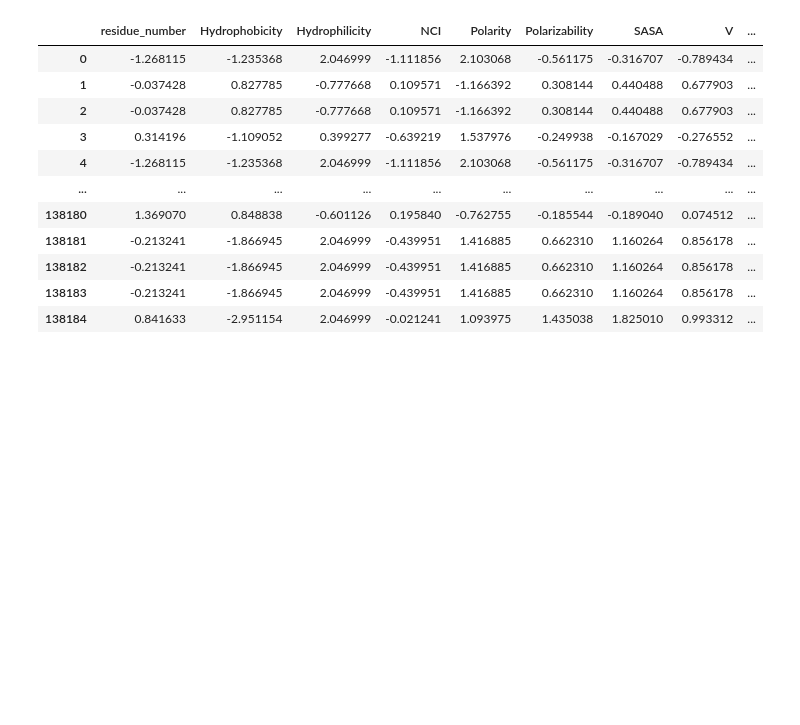
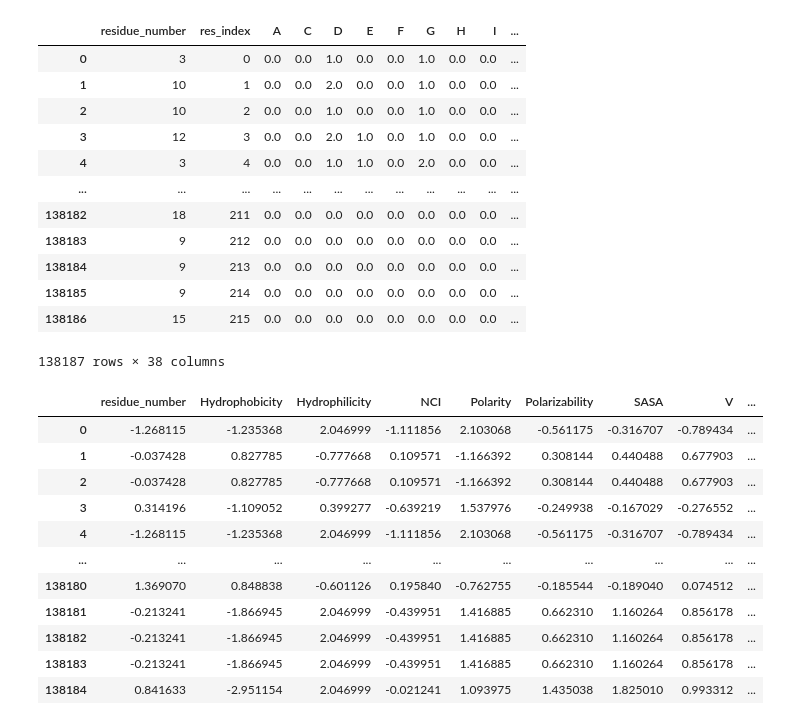
Before and after one commit to Dparanou/transmembrane-protein-prediction, a Jupyter notebook: proteins_classifier.ipynb, the cells around one changed output. Saved outputs shown, nothing was run; the diff lists cells and outputs as text; code cells hidden in the pictures; blank space fills up the shorter version.

```diff
--- a/proteins_classifier.ipynb
+++ b/proteins_classifier.ipynb
@@ -12,4 +12,5 @@ from xgboost import XGBClassifier
 import warnings
 warnings.filterwarnings('ignore')
 # %%
-df = pd.read_csv('proteins_dataframe.csv', index_col=0)
+df = pd.read_csv('final_proteins_dataframe.csv', index_col=0)
+df
@@ -19,3 +31,22 @@ y = df['tm_segment']
+# %%
+X = df.iloc[:, 4:43]
+X = X.drop(['pdb_res_index'], axis=1)
+y = df['tm_segment']
+X
+# %% [output]
+|  | residue_number | res_index | A | C | D | E | F | G | H | I | ... |
+| 0 | 3 | 0 | 0.0 | 0.0 | 1.0 | 0.0 | 0.0 | 1.0 | 0.0 | 0.0 | ... |
+| 1 | 10 | 1 | 0.0 | 0.0 | 2.0 | 0.0 | 0.0 | 1.0 | 0.0 | 0.0 | ... |
+| 2 | 10 | 2 | 0.0 | 0.0 | 1.0 | 0.0 | 0.0 | 1.0 | 0.0 | 0.0 | ... |
+| 3 | 12 | 3 | 0.0 | 0.0 | 2.0 | 1.0 | 0.0 | 1.0 | 0.0 | 0.0 | ... |
+| 4 | 3 | 4 | 0.0 | 0.0 | 1.0 | 1.0 | 0.0 | 2.0 | 0.0 | 0.0 | ... |
+| ... | ... | ... | ... | ... | ... | ... | ... | ... | ... | ... | ... |
+| 138182 | 18 | 211 | 0.0 | 0.0 | 0.0 | 0.0 | 0.0 | 0.0 | 0.0 | 0.0 | ... |
+| 138183 | 9 | 212 | 0.0 | 0.0 | 0.0 | 0.0 | 0.0 | 0.0 | 0.0 | 0.0 | ... |
+| 138184 | 9 | 213 | 0.0 | 0.0 | 0.0 | 0.0 | 0.0 | 0.0 | 0.0 | 0.0 | ... |
+| 138185 | 9 | 214 | 0.0 | 0.0 | 0.0 | 0.0 | 0.0 | 0.0 | 0.0 | 0.0 | ... |
+| 138186 | 15 | 215 | 0.0 | 0.0 | 0.0 | 0.0 | 0.0 | 0.0 | 0.0 | 0.0 | ... |
+138187 rows × 38 columns
 # %%
 # Data normilizations
 scaler = StandardScaler()
```
Also changed, not shown: parts of 4 cells of this notebook.
